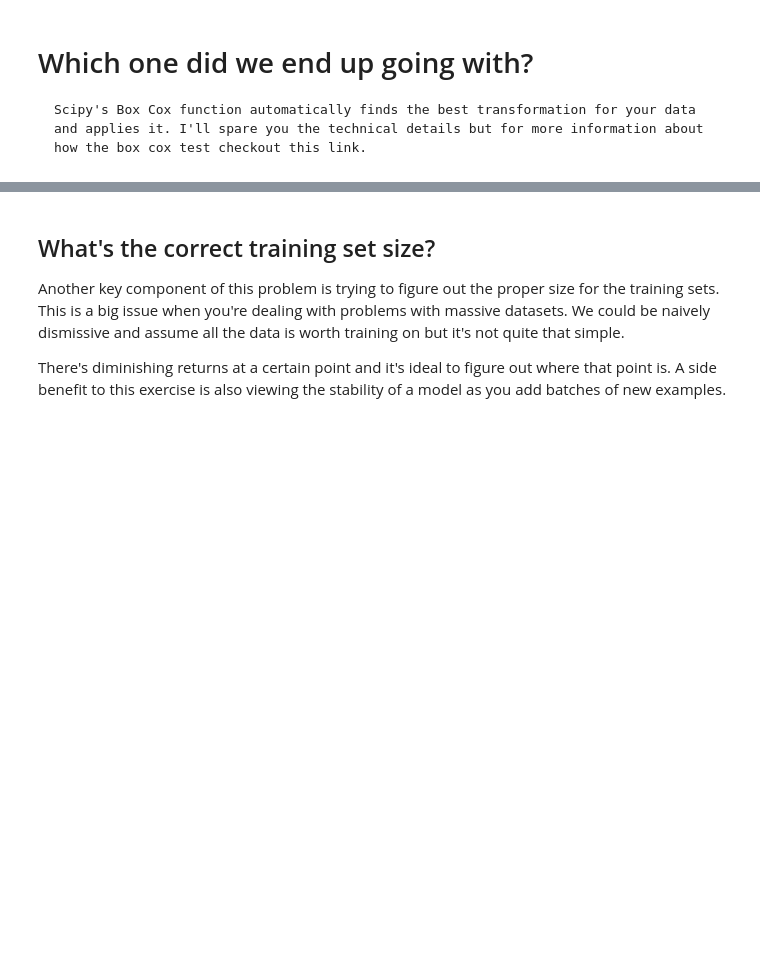
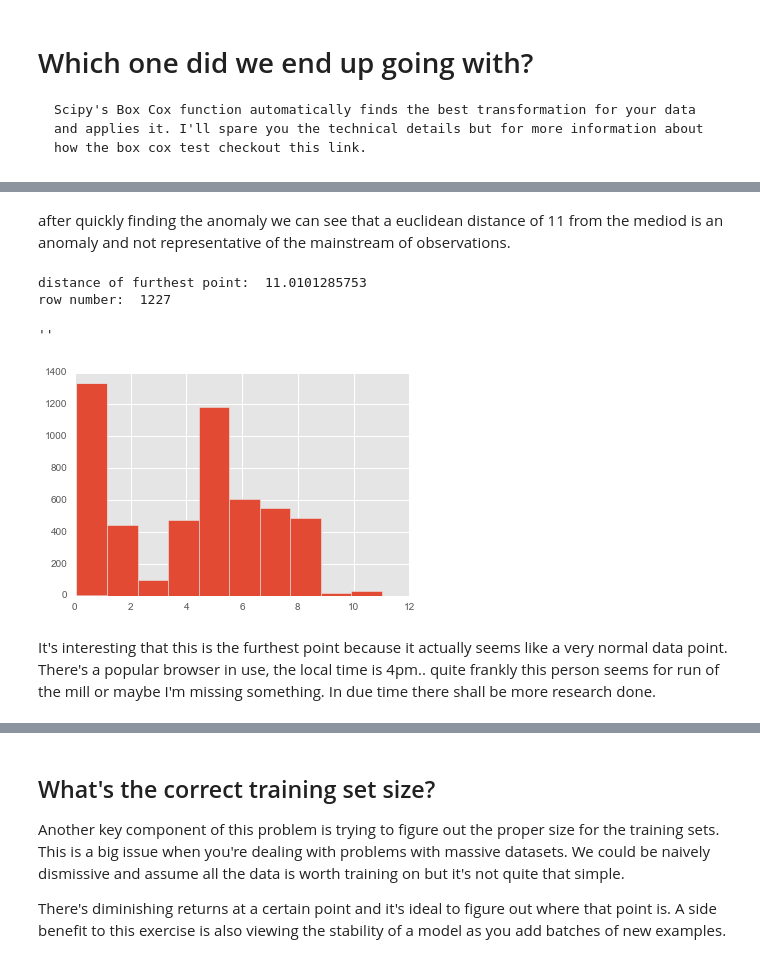
Before and after one commit to asharma567/multiclass_with_major_class_imbalance, a Jupyter notebook: analysis.ipynb, the cells around one changed output, grey strips where cells are left out. Cells and saved outputs as stored; diff of their text form; code cells hidden in the pictures; blank space fills up the shorter version.

Commit message:
added anomaly bit

```diff
--- a/analysis.ipynb
+++ b/analysis.ipynb
@@ -804,0 +818,33 @@ plot_transformation(boxcox_xtrain_hour, 'Post Box Cox Test')
+# %% [markdown]
+after quickly finding the anomaly we can see that a euclidean distance of 11 from the mediod is an anomaly and not representative of the mainstream of observations.
+# %%
+from sklearn.decomposition import PCA
+from sklearn.metrics import pairwise_distances
+
+
+#PCA -> full columns rank feature matrix
+n_col = x_train.shape[1]
+pca = PCA(n_components=n_col)
+train_components = pca.fit_transform(x_train)
+
+#calculate a centroid i.e. the means OR median of the column
+column_centroid = [np.mean(train_components[:,i]) for i in range(train_components.shape[1])]
+column_mediod = [np.median(train_components[:,i]) for i in range(train_components.shape[1])]
+
+#find the distance from the centroid
+all_distances_from_centroid = pairwise_distances(column_mediod, train_components)
+
+#printing out stats
+print 'distance of furthest point: ', all_distances_from_centroid.max()
+print 'row number: ', furthest_observation_row
+
+#how far is this relative to everything else?
+pd.Series(all_distances_from_centroid[0]).hist(bins=10)
+;
+# %% [output]
+distance of furthest point:  11.0101285753
+row number:  1227
+''
+[figure, added]
+# %% [markdown]
+It's interesting that this is the furthest point because it actually seems like a very normal data point. There's a popular browser in use, the local time is 4pm.. quite frankly this person seems for run of the mill or maybe I'm missing something. In due time there shall be more research done.
```
Also changed, not shown: parts of 17 cells of this notebook.
